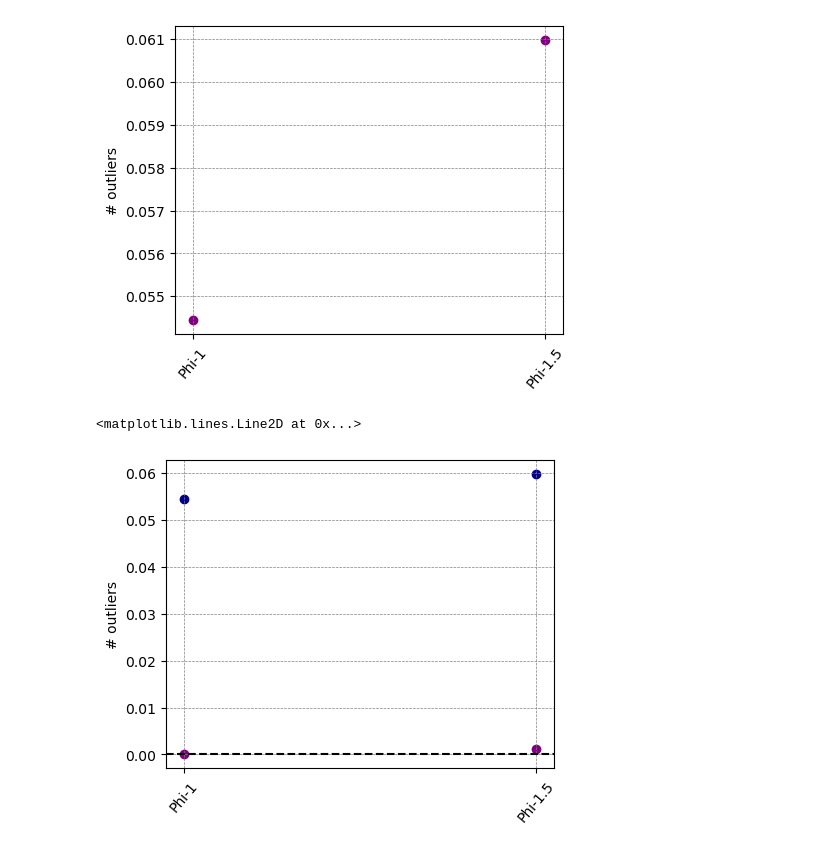
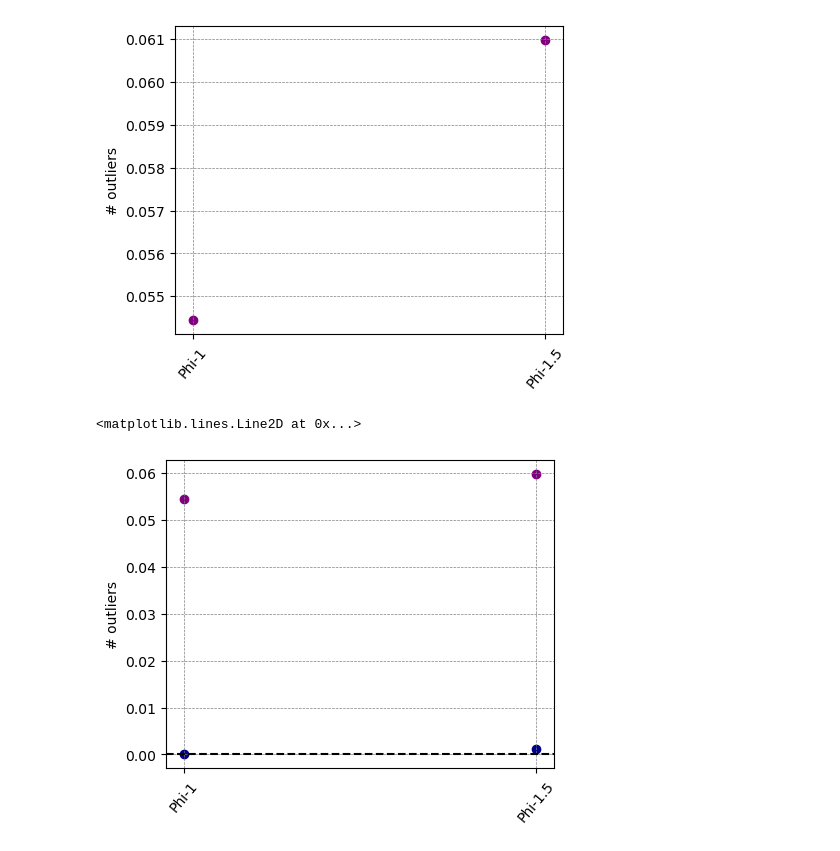
Before and after one commit to matteosaponati/attention-geometry, a Jupyter notebook: scripts/language-models/symmetry-score-pretrained/Phi.ipynb, the cells around one changed output. Cells and saved outputs as stored; diff of their text form; code cells hidden in the pictures.

```diff
--- a/scripts/language-models/symmetry-score-pretrained/Phi.ipynb
+++ b/scripts/language-models/symmetry-score-pretrained/Phi.ipynb
@@ -9,20 +9,5 @@ from utils.symmetry_scores import get_scores_trace
 
 from transformers import AutoModelForCausalLM
-# %%
-def get_scores(d, l, h, dh, model):
-
-    score_List = np.zeros((l,h))
-
-    for i in range(l):
-
-        Wq = get_nested_attr(model, f"model.layers[{i}].self_attn.q_proj.weight").T.view(d, h, dh).detach().numpy()
-        Wk = get_nested_attr(model, f"model.layers[{i}].self_attn.k_proj.weight").T.view(d, h, dh).detach().numpy()
-
-        for j in range(h):
-
-            score_List[i,j] = get_scores_trace(Wq[:,j,:], Wk[:,j,:])
-
-    return  score_List
 # %%
 dir = '../../../_data/fig-symmetry-language-models/Phi-query-key.pkl'
 
@@ -31,6 +16,8 @@ if os.path.isfile(dir):
         models = pickle.load(file)
 else: models = {}
 # %%
+path = ["model.layers[", "].self_attn.q_proj.weight", "].self_attn.k_proj.weight"]
+
 'Phi 1 model (tot num parameters 1.3B)'
 dh = 64
 l = 24
@@ -38,13 +25,13 @@ d = 2048
 h = d // dh
 
 model = AutoModelForCausalLM.from_pretrained("microsoft/phi-1", torch_dtype="auto")
-score_List= get_scores(d,l,h,dh,model)
+score_List= get_scores(d, l, h, dh, model, path)
 models['Phi-1'] = [l, d, h, dh, score_List]
 
 'Phi 1.5 model (tot num parameters 1.3B)'
 
 model = AutoModelForCausalLM.from_pretrained("microsoft/phi-1_5", torch_dtype="auto")
-score_List= get_scores(d,l,h,dh,model)
+score_List= get_scores(d, l, h, dh, model, path)
 models['Phi-1.5'] = [l, d, h, dh, score_List]
 
 # 'Phi 2 model (tot num parameters 2.7B)'
@@ -133,25 +120,25 @@ plt.xticks(rotation = 50)
 # %%
 ## percentage of outliers visualization
 
 with open(dir, 'rb') as file:
     models = pickle.load(file)
 
 SList = [models[key][-1].flatten() for key in list(models.keys())]
 names = list(models.keys())
 
 plt.figure(figsize=(5,4))
 
 for i, model in enumerate(SList):
 
     outliers = count_outliers(SList[i].flatten())
-    plt.scatter(i, outliers[outliers < .5].sum() / SList[i].size, color='purple')
-    plt.scatter(i, outliers[outliers > .5].sum() / SList[i].size, color='darkblue')
+    plt.scatter(i, outliers[outliers < .5].sum() / SList[i].size, color='darkblue')
+    plt.scatter(i, outliers[outliers > .5].sum() / SList[i].size, color='purple')
 
 plt.grid(color = 'gray', linestyle = '--', linewidth = 0.5)
 plt.ylabel('# outliers')
 plt.xticks(np.arange(len(names)),names)
 plt.xticks(rotation = 50)
 plt.axhline(y = .0,color='k',linestyle='dashed')
 # %% [output]
 <matplotlib.lines.Line2D at 0x...>
-[figure, old version]
+[figure, new version]
```
Also changed, not shown: parts of 1 cell of this notebook, 2 other files.
